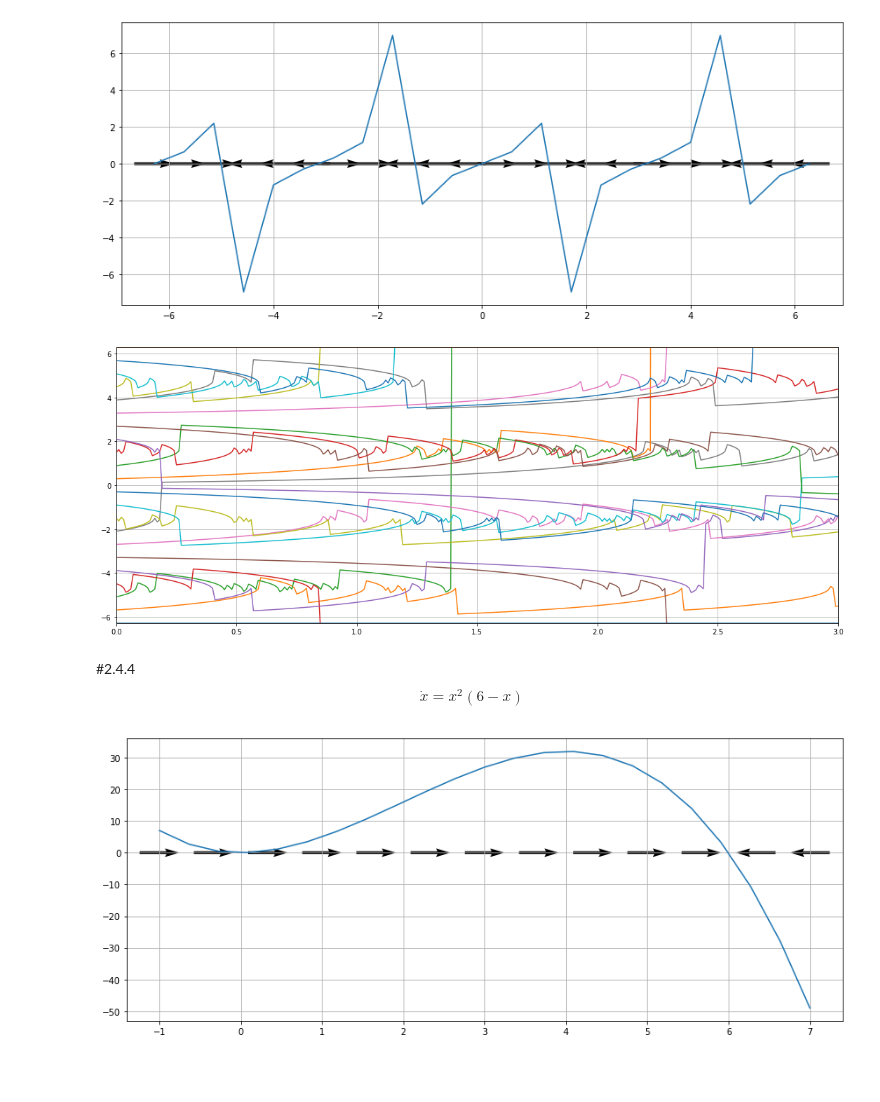
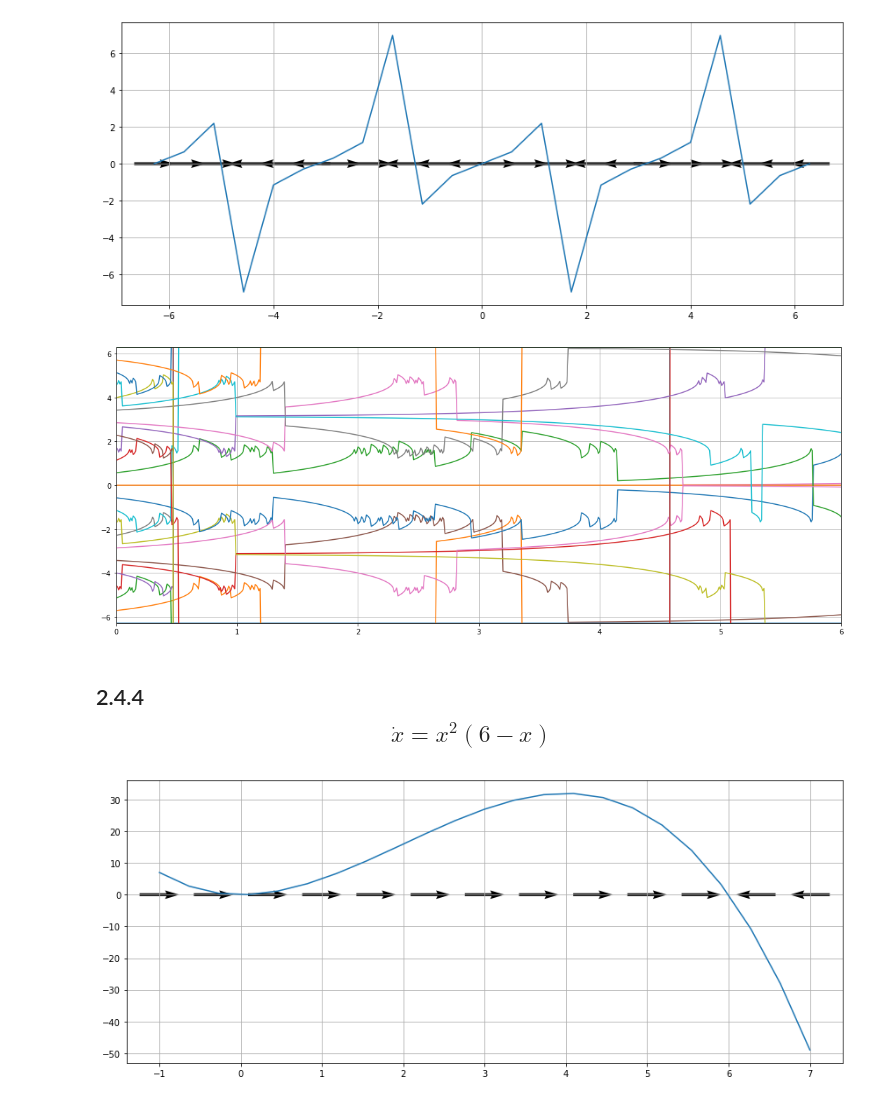
Before and after one commit to Immaczx/ModeladoySimulacion, a Jupyter notebook: Tarea_1.ipynb, the cells around one changed output. Saved outputs shown, nothing was run; the diff lists cells and outputs as text; code cells hidden in the pictures; blank space fills up the shorter version.

```diff
--- a/Tarea_1.ipynb
+++ b/Tarea_1.ipynb
@@ -404,0 +459,15 @@ e) There are precisely 100 fixed points.
+# %%
+def g(y):
+  crecimiento = y**2+1
+  return crecimiento
+
+x=np.linspace(-2,2,42)
+X, Y = np.meshgrid(np.linspace(-2,2,21), 0)
+U = g(X)/abs(g(X))
+V = 0
+fig, ax = plt.subplots(figsize=(16,5))
+Q = ax.quiver(X, Y, U, V, width=0.003)
+
+plt.plot(x,g(x))
+plt.tight_layout()
+plt.grid()
@@ -404,0 +476,15 @@ e) There are precisely 100 fixed points.
+# %%
+def g(y):
+  crecimiento = y**100+100
+  return crecimiento
+
+x=np.linspace(-2,2,42)
+X, Y = np.meshgrid(np.linspace(-2,2,21), 0)
+U = g(X)/abs(g(X))
+V = 0
+fig, ax = plt.subplots(figsize=(16,5))
+Q = ax.quiver(X, Y, U, V, width=0.003)
+
+plt.plot(x,g(x))
+plt.tight_layout()
+plt.grid()
@@ -578,19 +658,19 @@ plt.grid()
 # %%
 y_0 = x
 h=0.01
 t_0=0
-t_N=3
+t_N=6
 plt.figure(figsize=(15,6))
 for y in y_0 :
   t_list,y_list=euler(h,g,y, t_0,t_N)
   plt.plot(t_list,y_list)
 plt.axis([t_0,t_N,-2*np.pi,2*np.pi])
 plt.tight_layout()
 plt.grid()
 # %% [output]
-[figure, old version]
+[figure, new version]
 # %% [markdown]
-#2.4.4 $$\dot{x}= x^2(6-x)$$
+## 2.4.4 $$\dot{x}= x^2(6-x)$$
 # %%
 def g(y):
   crecimiento = y**(2)*(6-y)
```
Also changed, not shown: parts of 29 cells of this notebook.
